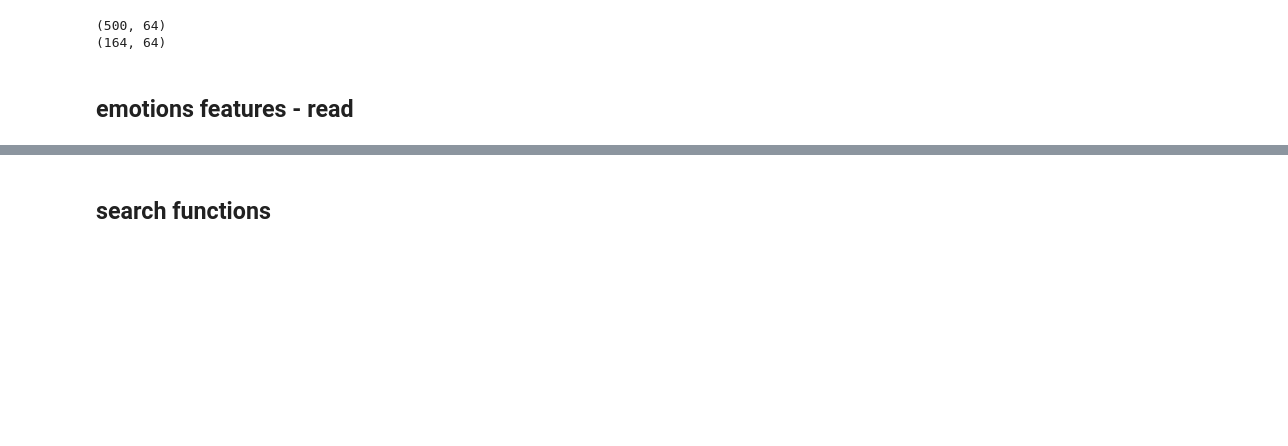
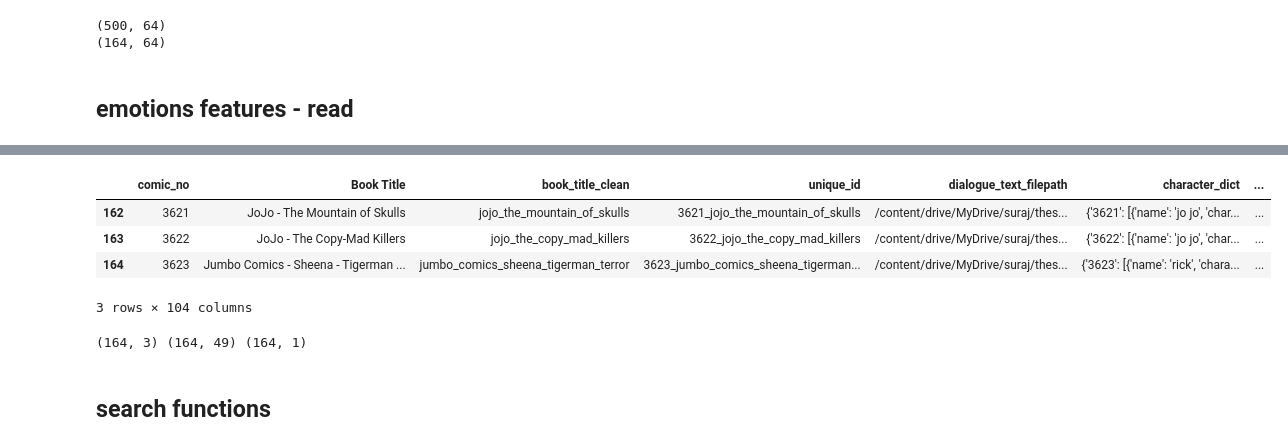
Before and after one commit to surajsrivathsa/thesis_comics_search_xai, a Jupyter notebook: feature_extraction/jupyter_notebooks/search_engine.ipynb, the cells around one changed output, grey strips where cells are left out. Saved outputs shown, nothing was run; the diff lists cells and outputs as text; code cells hidden in the pictures; blank space fills up the shorter version.

```diff
--- a/feature_extraction/jupyter_notebooks/search_engine.ipynb
+++ b/feature_extraction/jupyter_notebooks/search_engine.ipynb
@@ -748,0 +200,5 @@ print(emotions_actual_features_172_np.shape, emotions_count_features_172_np.shap
+# %%
+gender_supersense_features_df_path = os.path.join(featureset_path, 'features_supersense_character_gender_df_20220619.csv')
+gender_supersense_features_df = pd.read_csv(gender_supersense_features_df_path)
+print(gender_supersense_features_df.shape)
+gender_supersense_features_df.tail(2)
@@ -748,0 +211,10 @@ print(emotions_actual_features_172_np.shape, emotions_count_features_172_np.shap
+# %%
+max_characters_in_book = gender_supersense_features_df['unique_character_count'].max()
+gender_supersense_features_df['plot_complexity'] = gender_supersense_features_df['unique_character_count']/max_characters_in_book
+gender_supersense_features_df.tail(3)
+# %% [output]
+|  | comic_no | Book Title | book_title_clean | unique_id | dialogue_text_filepath | character_dict | ... |
+| 162 | 3621 | JoJo - The Mountain of Skulls | jojo_the_mountain_of_skulls | 3621_jojo_the_mountain_of_skulls | /content/drive/MyDrive/suraj/thes... | {'3621': [{'name': 'jo jo', 'char... | ... |
+| 163 | 3622 | JoJo - The Copy-Mad Killers | jojo_the_copy_mad_killers | 3622_jojo_the_copy_mad_killers | /content/drive/MyDrive/suraj/thes... | {'3622': [{'name': 'jo jo', 'char... | ... |
+| 164 | 3623 | Jumbo Comics - Sheena - Tigerman ... | jumbo_comics_sheena_tigerman_terror | 3623_jumbo_comics_sheena_tigerman... | /content/drive/MyDrive/suraj/thes... | {'3623': [{'name': 'rick', 'chara... | ... |
+3 rows × 104 columns
@@ -749,2 +230,11 @@ print(emotions_actual_features_172_np.shape, emotions_count_features_172_np.shap
+# %%
+gender_orientation_features_np = gender_supersense_features_df[gender_orientation_cols_lst].to_numpy()[:164, :]
+supersense_features_np = gender_supersense_features_df[supersense_cols_lst].to_numpy()[:164, :]
+plot_complexity_features_np = gender_supersense_features_df[plot_complexity_cols_lst].to_numpy()[:164, :]
+combined_features_np = gender_supersense_features_df[combined_feature_cols].to_numpy()[:164, :]
+
+print(gender_orientation_features_np.shape, combined_features_np.shape, plot_complexity_features_np.shape)
+# %% [output]
+(164, 3) (164, 49) (164, 1)
 # %% [markdown]
 ## search functions
```
Also changed, not shown: parts of 94 cells of this notebook.
